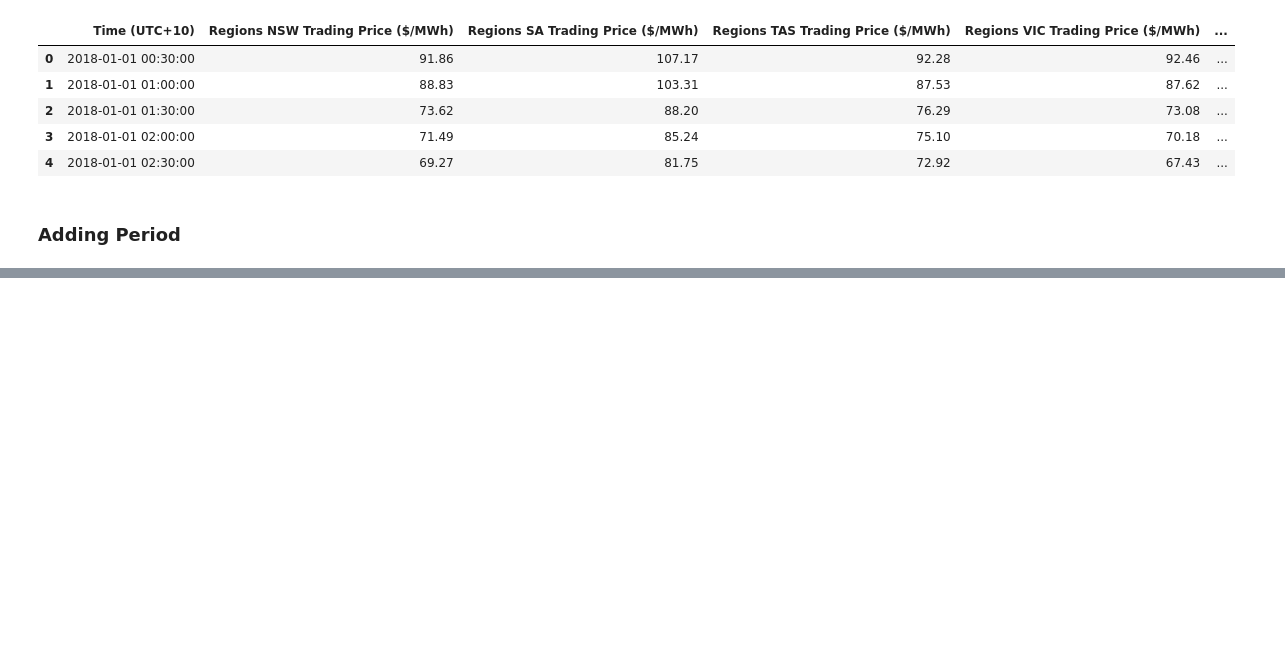
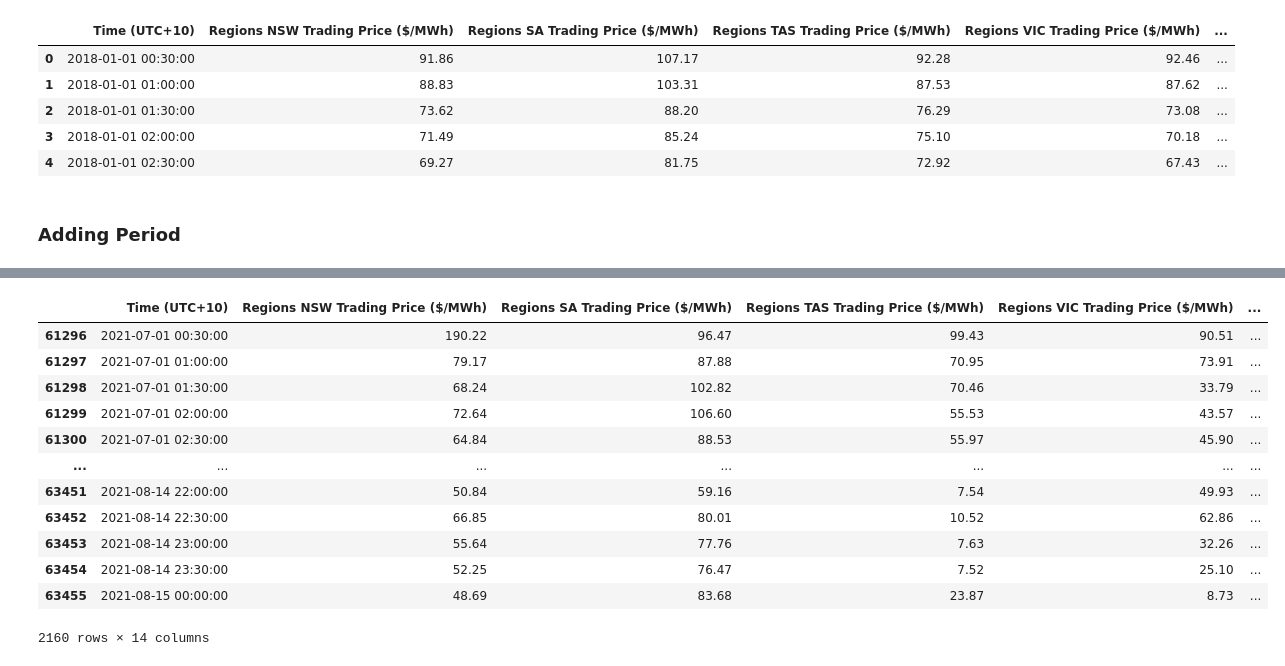
Before and after one commit to rinliauw/energy-market-and-battery-optimization, a Jupyter notebook: code/Second Algorithm/Data Preprocessing.ipynb, the cells around one changed output, grey strips where cells are left out. Drawn from its saved outputs; the diff is of its cells as text; code cells hidden in the pictures; blank space fills up the shorter version.

```diff
--- a/code/Second Algorithm/Data Preprocessing.ipynb
+++ b/code/Second Algorithm/Data Preprocessing.ipynb
@@ -60,0 +68,16 @@ train_data.head(48)
+# %%
+test_data
+# %% [output]
+|  | Time (UTC+10) | Regions NSW Trading Price ($/MWh) | Regions SA Trading Price ($/MWh) | Regions TAS Trading Price ($/MWh) | Regions VIC Trading Price ($/MWh) | ... |
+| 61296 | 2021-07-01 00:30:00 | 190.22 | 96.47 | 99.43 | 90.51 | ... |
+| 61297 | 2021-07-01 01:00:00 | 79.17 | 87.88 | 70.95 | 73.91 | ... |
+| 61298 | 2021-07-01 01:30:00 | 68.24 | 102.82 | 70.46 | 33.79 | ... |
+| 61299 | 2021-07-01 02:00:00 | 72.64 | 106.60 | 55.53 | 43.57 | ... |
+| 61300 | 2021-07-01 02:30:00 | 64.84 | 88.53 | 55.97 | 45.90 | ... |
+| ... | ... | ... | ... | ... | ... | ... |
+| 63451 | 2021-08-14 22:00:00 | 50.84 | 59.16 | 7.54 | 49.93 | ... |
+| 63452 | 2021-08-14 22:30:00 | 66.85 | 80.01 | 10.52 | 62.86 | ... |
+| 63453 | 2021-08-14 23:00:00 | 55.64 | 77.76 | 7.63 | 32.26 | ... |
+| 63454 | 2021-08-14 23:30:00 | 52.25 | 76.47 | 7.52 | 25.10 | ... |
+| 63455 | 2021-08-15 00:00:00 | 48.69 | 83.68 | 23.87 | 8.73 | ... |
+2160 rows × 14 columns
```
Also changed, not shown: parts of 4 cells of this notebook, 5 other files.
